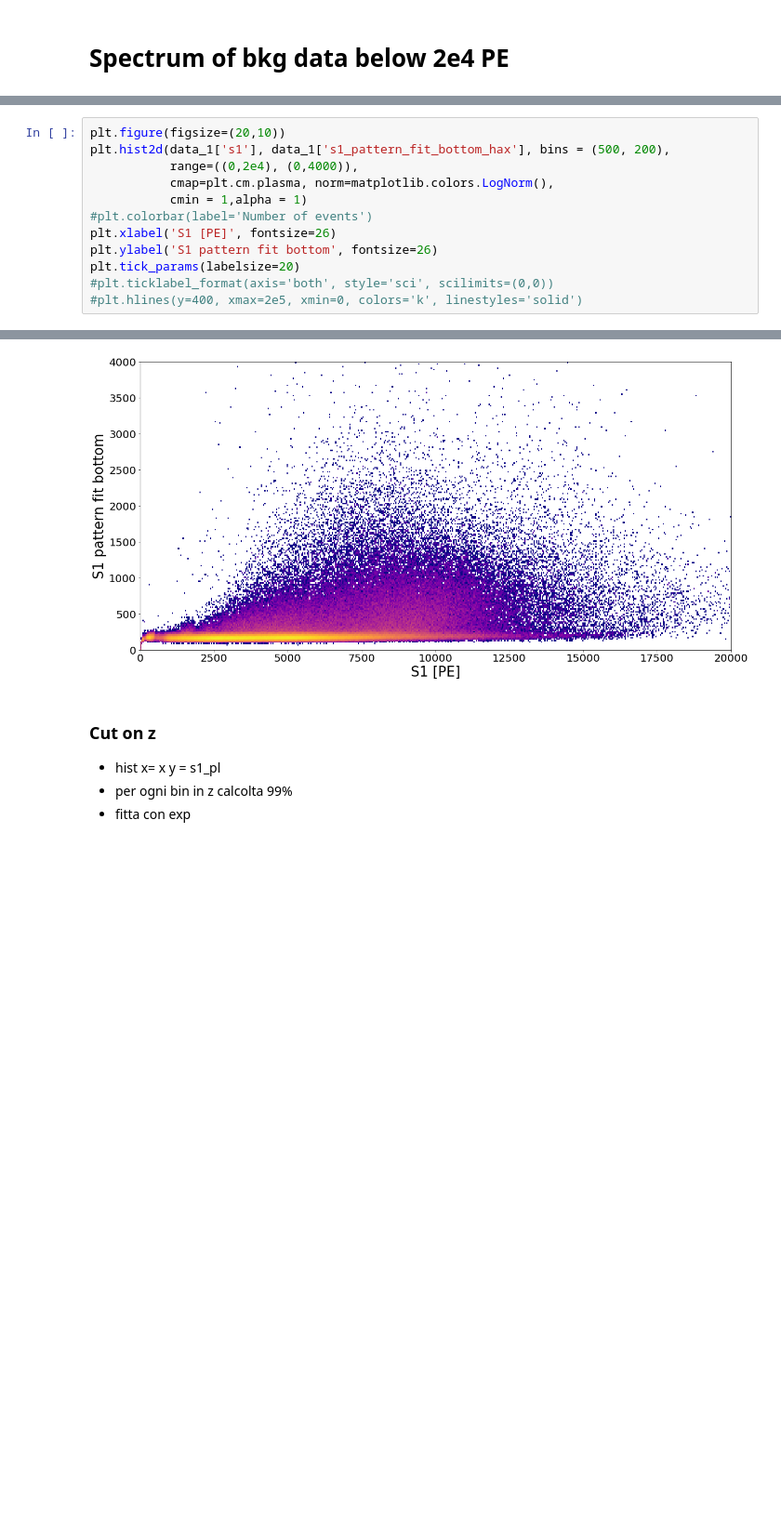
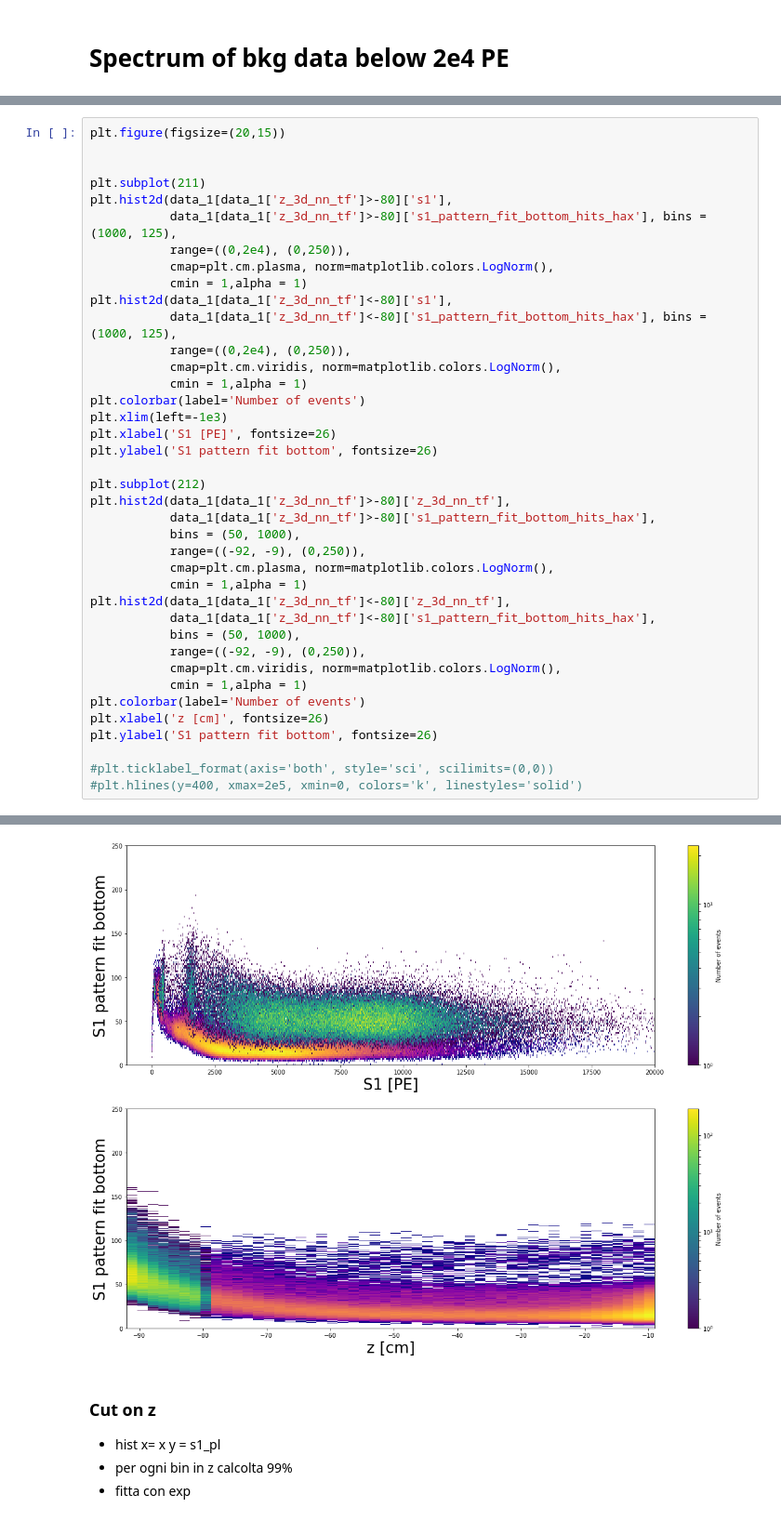
Before and after one commit to GiovanniVolta/S1PatternLikelihoodExtended, a Jupyter notebook: Cut_definition/CutDefinition-Bot-official-1TFV.ipynb, the cells around one changed output, grey strips where cells are left out. Shown at 93% size. Saved outputs shown, nothing was run; the diff lists cells and outputs as text; blank space fills up the shorter version.

```diff
--- a/Cut_definition/CutDefinition-Bot-official-1TFV.ipynb
+++ b/Cut_definition/CutDefinition-Bot-official-1TFV.ipynb
@@ -87,15 +101,42 @@ plt.tick_params(labelsize=20)
 # %% [output]
 [figure]
 # %%
-plt.figure(figsize=(20,10))
-plt.hist2d(data_1['s1'], data_1['s1_pattern_fit_bottom_hax'], bins = (500, 200),
-           range=((0,2e4), (0,4000)),
+plt.figure(figsize=(20,15))
+
+
+plt.subplot(211)
+plt.hist2d(data_1[data_1['z_3d_nn_tf']>-80]['s1'],
+           data_1[data_1['z_3d_nn_tf']>-80]['s1_pattern_fit_bottom_hits_hax'], bins = (1000, 125),
+           range=((0,2e4), (0,250)),
            cmap=plt.cm.plasma, norm=matplotlib.colors.LogNorm(),
            cmin = 1,alpha = 1)
-#plt.colorbar(label='Number of events')
+plt.hist2d(data_1[data_1['z_3d_nn_tf']<-80]['s1'],
+           data_1[data_1['z_3d_nn_tf']<-80]['s1_pattern_fit_bottom_hits_hax'], bins = (1000, 125),
+           range=((0,2e4), (0,250)),
+           cmap=plt.cm.viridis, norm=matplotlib.colors.LogNorm(),
+           cmin = 1,alpha = 1)
+plt.colorbar(label='Number of events')
+plt.xlim(left=-1e3)
 plt.xlabel('S1 [PE]', fontsize=26)
 plt.ylabel('S1 pattern fit bottom', fontsize=26)
-plt.tick_params(labelsize=20)
+
+plt.subplot(212)
+plt.hist2d(data_1[data_1['z_3d_nn_tf']>-80]['z_3d_nn_tf'],
+           data_1[data_1['z_3d_nn_tf']>-80]['s1_pattern_fit_bottom_hits_hax'],
+           bins = (50, 1000),
+           range=((-92, -9), (0,250)),
+           cmap=plt.cm.plasma, norm=matplotlib.colors.LogNorm(),
+           cmin = 1,alpha = 1)
+plt.hist2d(data_1[data_1['z_3d_nn_tf']<-80]['z_3d_nn_tf'],
+           data_1[data_1['z_3d_nn_tf']<-80]['s1_pattern_fit_bottom_hits_hax'],
+           bins = (50, 1000),
+           range=((-92, -9), (0,250)),
+           cmap=plt.cm.viridis, norm=matplotlib.colors.LogNorm(),
+           cmin = 1,alpha = 1)
+plt.colorbar(label='Number of events')
+plt.xlabel('z [cm]', fontsize=26)
+plt.ylabel('S1 pattern fit bottom', fontsize=26)
+
 #plt.ticklabel_format(axis='both', style='sci', scilimits=(0,0))
 #plt.hlines(y=400, xmax=2e5, xmin=0, colors='k', linestyles='solid')
 # %% [output]
@@ -102,4 +144,4 @@ plt.tick_params(labelsize=20)
-[figure, old version]
+[figure, new version]
 # %% [markdown]
 ### Cut on z
 - hist x= x y = s1_pl
```
Also changed, not shown: parts of 45 cells of this notebook, 5 other files.
